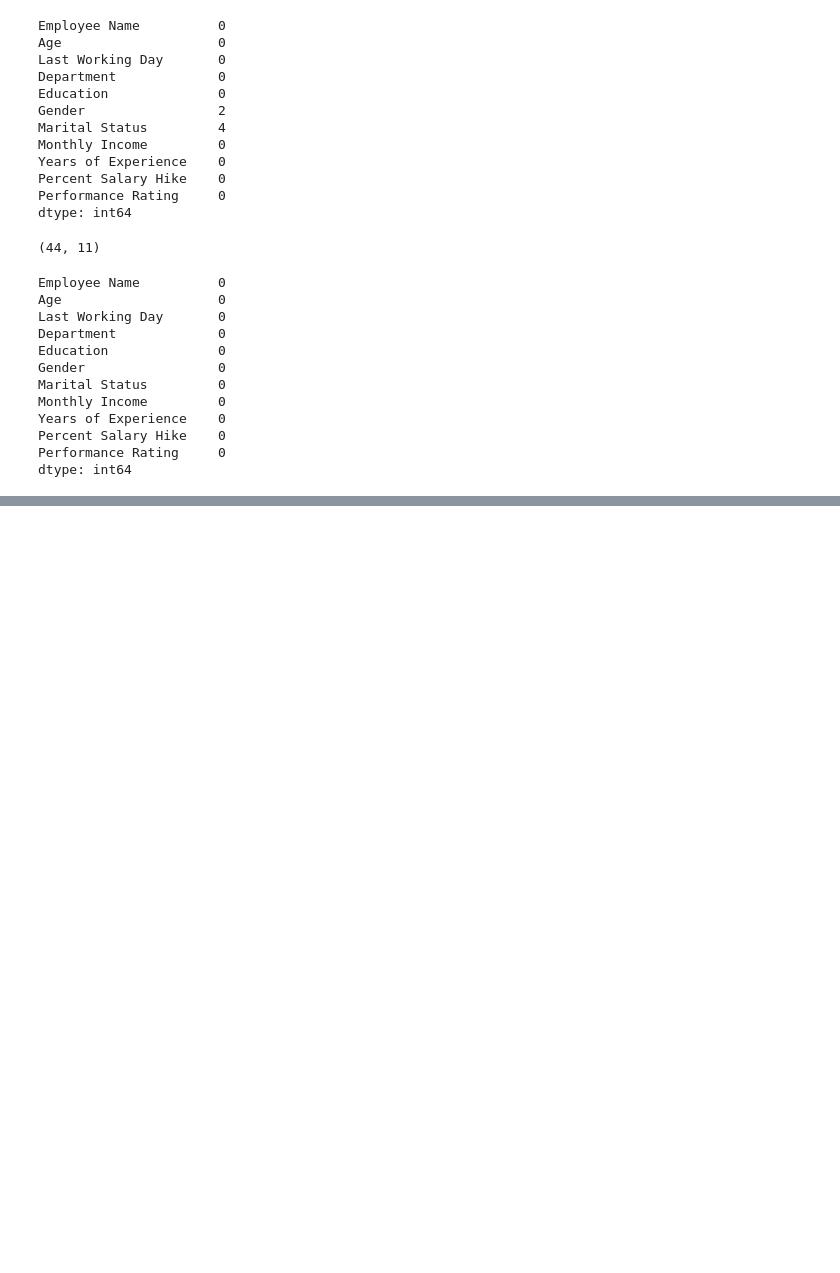
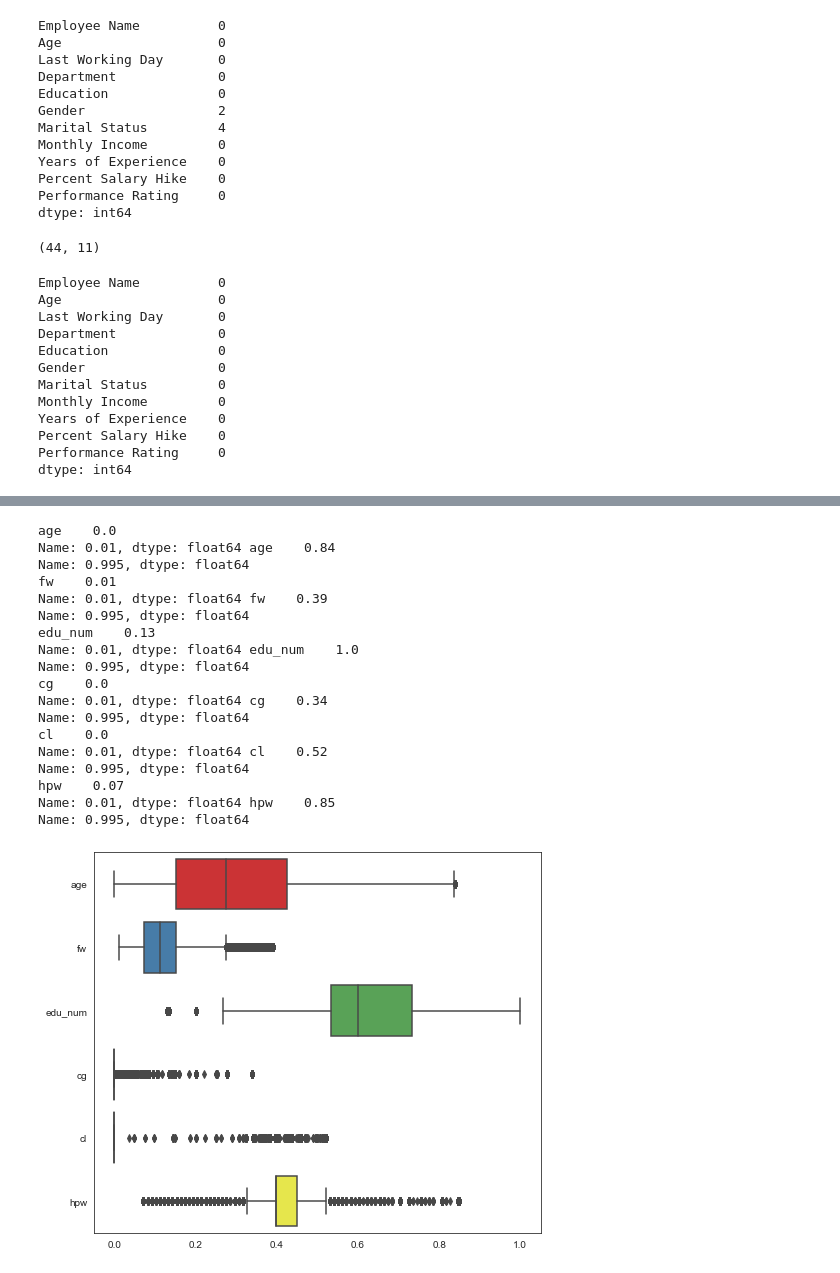
Before and after one commit to BishengChen/AZML, a Jupyter notebook: pandas_crash.ipynb, the cells around one changed output, grey strips where cells are left out. Saved outputs shown, nothing was run; the diff lists cells and outputs as text; code cells hidden in the pictures; blank space fills up the shorter version.

```diff
--- a/pandas_crash.ipynb
+++ b/pandas_crash.ipynb
@@ -244,0 +326,33 @@ dtype: int64
+# %%
+for column in df_numeric:
+    df_normalization[[column]]
+    lower=df_normalization[[column]].quantile(0.01)
+    lower=round(lower,2)
+    upper=df_normalization[[column]].quantile(0.995)
+    upper=round(upper,2)
+    df_normalization[[column]]=df_normalization[[column]].clip(lower,upper,axis=1)
+    print(lower,upper)
+sns.set_style("white")
+f, ax=plt.subplots(figsize=(8,7))
+ax = sns.boxplot(data=df_normalization,orient="h",palette="Set1")
+ax.xaxis.grid(False)
+# %% [output]
+age    0.0
+Name: 0.01, dtype: float64 age    0.84
+Name: 0.995, dtype: float64
+fw    0.01
+Name: 0.01, dtype: float64 fw    0.39
+Name: 0.995, dtype: float64
+edu_num    0.13
+Name: 0.01, dtype: float64 edu_num    1.0
+Name: 0.995, dtype: float64
+cg    0.0
+Name: 0.01, dtype: float64 cg    0.34
+Name: 0.995, dtype: float64
+cl    0.0
+Name: 0.01, dtype: float64 cl    0.52
+Name: 0.995, dtype: float64
+hpw    0.07
+Name: 0.01, dtype: float64 hpw    0.85
+Name: 0.995, dtype: float64
+[figure, added]
```
Also changed, not shown: parts of 14 cells of this notebook.
